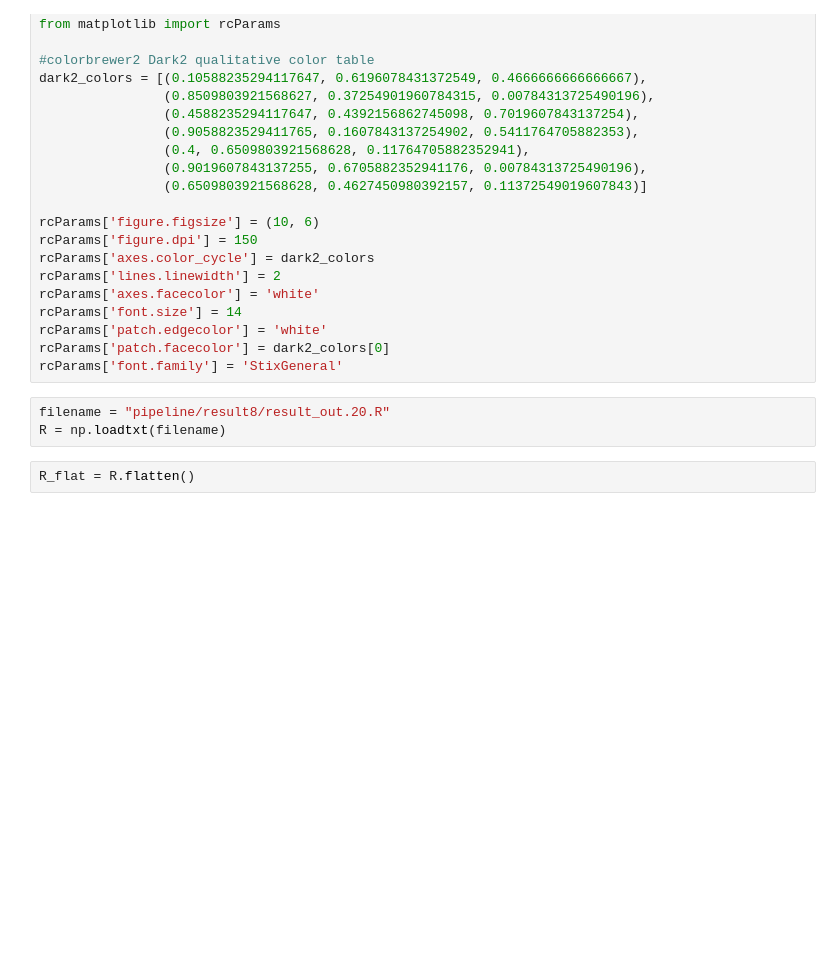
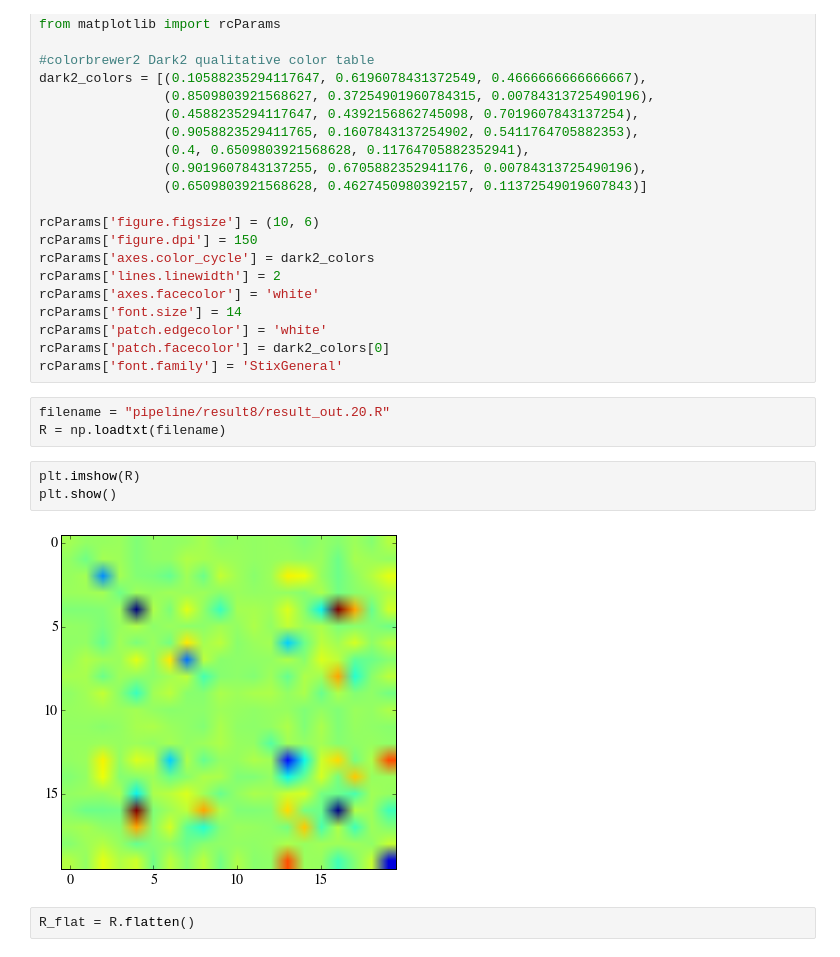
Before and after one commit to jming/thesis, a Jupyter notebook: R Analysis.ipynb, the cells around one changed output. Cells and saved outputs as stored; diff of their text form; blank space fills up the shorter version.

```diff
--- a/R Analysis.ipynb
+++ b/R Analysis.ipynb
@@ -28,6 +28,11 @@ rcParams['font.family'] = 'StixGeneral'
 # %%
 filename = "pipeline/result8/result_out.20.R"
 R = np.loadtxt(filename)
+# %%
+plt.imshow(R)
+plt.show()
+# %% [output]
+[figure, added]
 # %%
 R_flat = R.flatten()
 # %%
```
Also changed, not shown: parts of 7 cells of this notebook, 30 other files.
